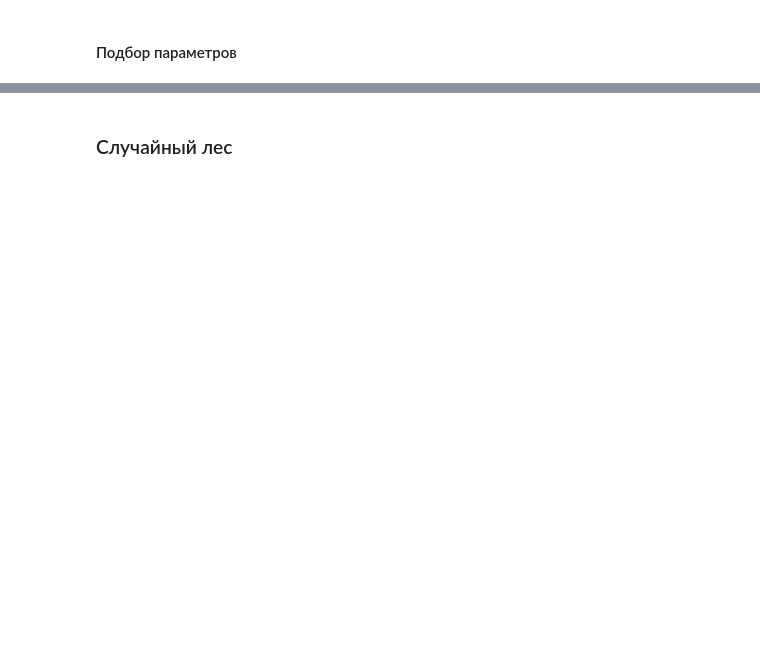
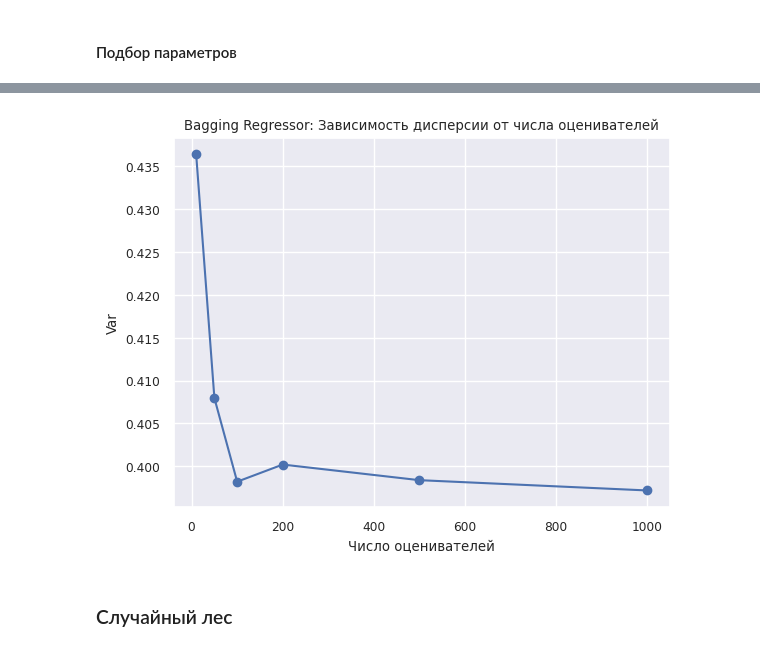
Before and after one commit to Kavacup/mad_rgz, a Jupyter notebook: Ensembles.ipynb, the cells around one changed output, grey strips where cells are left out. Drawn from its saved outputs; the diff is of its cells as text; code cells hidden in the pictures; blank space fills up the shorter version.

```diff
--- a/Ensembles.ipynb
+++ b/Ensembles.ipynb
@@ -307,3 +440,14 @@ plot_params(
+# %%
+bagging_var = [bagging_res[n]['Var'] for n in n_estimators_list]
+plot_params(
+    x_vals=n_estimators_list,
+    y_vals=bagging_var,
+    name='Bagging Regressor: Зависимость дисперсии от числа оценивателей',
+    xlabel='Число оценивателей',
+    ylabel='Var'
+)
+# %% [output]
+[figure, added]
 # %% [markdown]
 ### Случайный лес
 # %%
```
Also changed, not shown: parts of 51 cells of this notebook.
